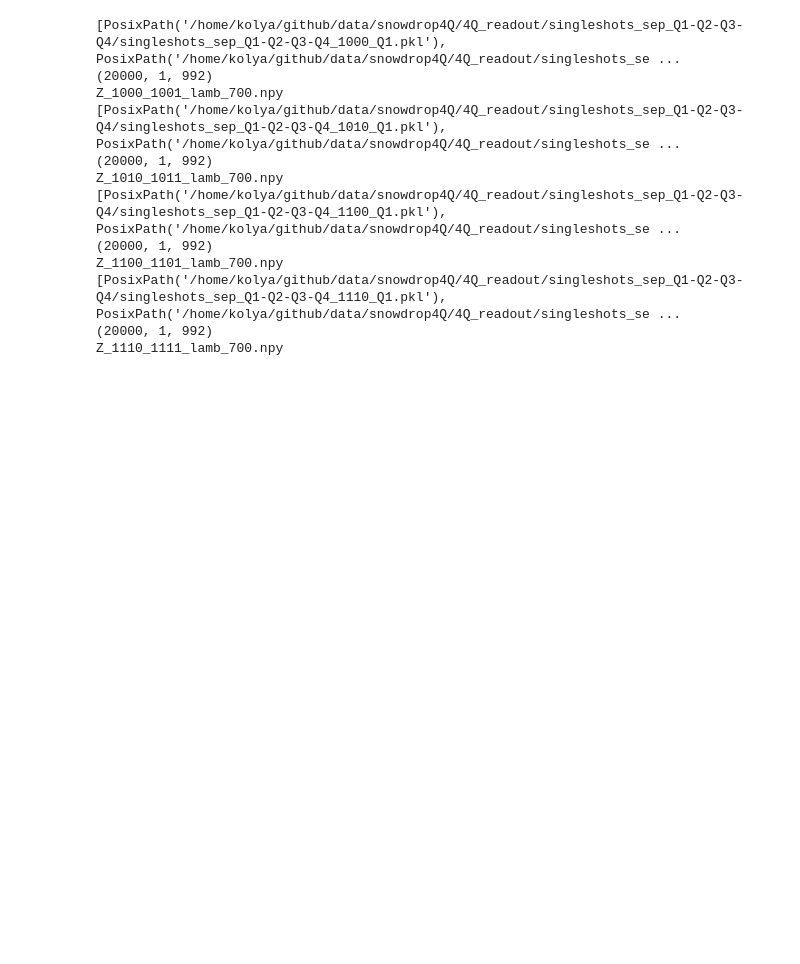
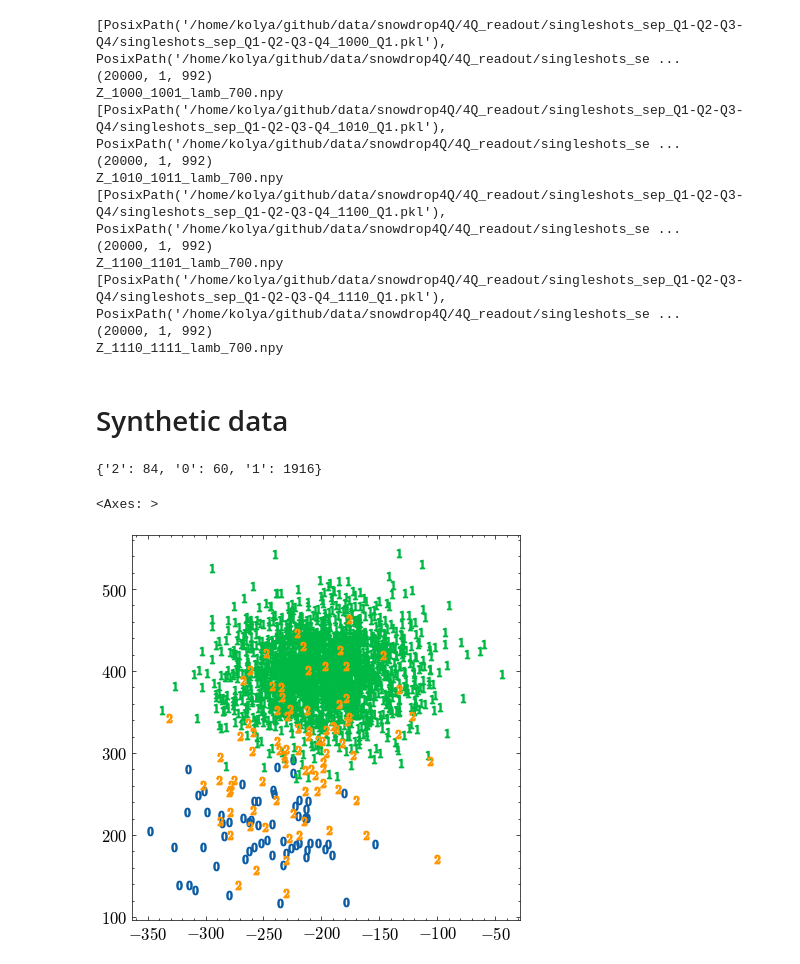
Before and after one commit to ikaryss/readout-experiments, a Jupyter notebook: cluster_utils.ipynb, the cells around one changed output. Saved outputs shown, nothing was run; the diff lists cells and outputs as text; code cells hidden in the pictures; blank space fills up the shorter version.

Commit message:
add synthetic experiments

```diff
--- a/cluster_utils.ipynb
+++ b/cluster_utils.ipynb
@@ -210,3 +212,5 @@ Z_1100_1101_lamb_700.npy
 [PosixPath('/home/kolya/github/data/snowdrop4Q/4Q_readout/singleshots_sep_Q1-Q2-Q3-Q4/singleshots_sep_Q1-Q2-Q3-Q4_1110_Q1.pkl'), PosixPath('/home/kolya/github/data/snowdrop4Q/4Q_readout/singleshots_se ...
 (20000, 1, 992)
 Z_1110_1111_lamb_700.npy
+# %% [markdown]
+# Synthetic data
@@ -212,0 +283,44 @@ Z_1110_1111_lamb_700.npy
+# %%
+batch = 2000
+noise_amp = 1300
+meas_time = np.arange(0, 2e-6, 2e-9)
+
+data, labels = generate_relaxation_data(
+        batch_size=batch,
+        meas_time=meas_time,
+        I_amp_1=-200,
+        Q_amp_1=400,
+        I_amp_0=-250,
+        Q_amp_0=200,
+        relax_time_transition=1e-9,
+        T1=50e-6,  # 20 microseconds T1
+        gauss_noise_amp=noise_amp,
+        qubit=qubit+1,
+        seed=SEED
+    )
+
+data0, labels0 = generate_relaxation_data(
+        batch_size=int(batch*0.03),
+        meas_time=meas_time,
+        I_amp_0=-250,
+        Q_amp_0=200,
+        gauss_noise_amp=noise_amp,
+        qubit=qubit+1,
+        seed=SEED
+    )
+# %%
+synthetic_collection: ShotCollection = ShotCollection(_use_cython=True)
+synthetic_collection.extend(
+            [SingleShot(value=value, qubits_classes=qubits_classes, _is_demodulated=True) for value, qubits_classes in zip(data, labels)]
+        )
+synthetic_collection.extend(
+            [SingleShot(value=value, qubits_classes=qubits_classes, _is_demodulated=True) for value, qubits_classes in zip(data0, labels0)]
+        )
+# %%
+fig, ax = plt.subplots(figsize=(5,5))
+print(synthetic_collection.counts)
+synthetic_collection.mean().compute().scatter(ax)
+# %% [output]
+{'2': 84, '0': 60, '1': 1916}
+<Axes: >
+[figure, added]
```
Also changed, not shown: parts of 23 cells of this notebook.
